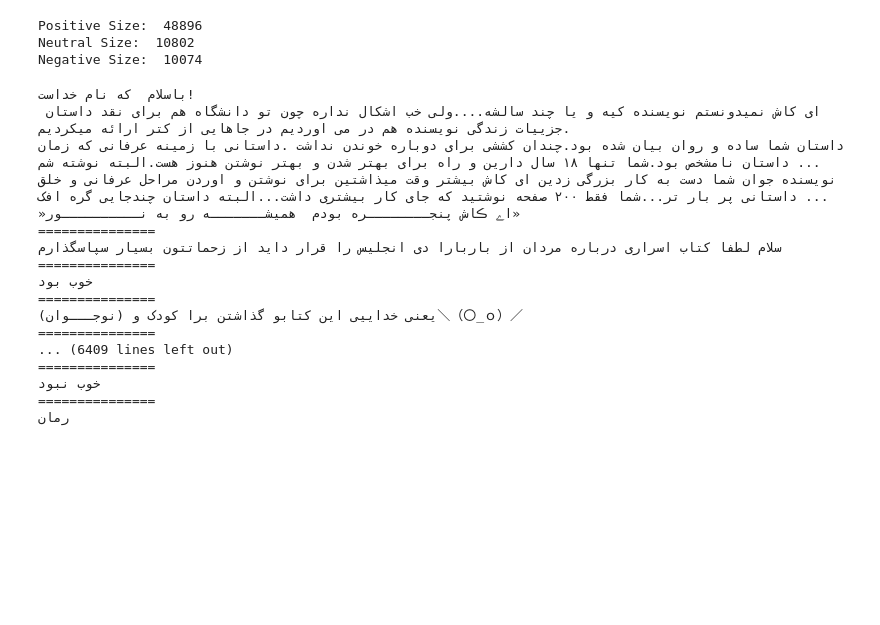
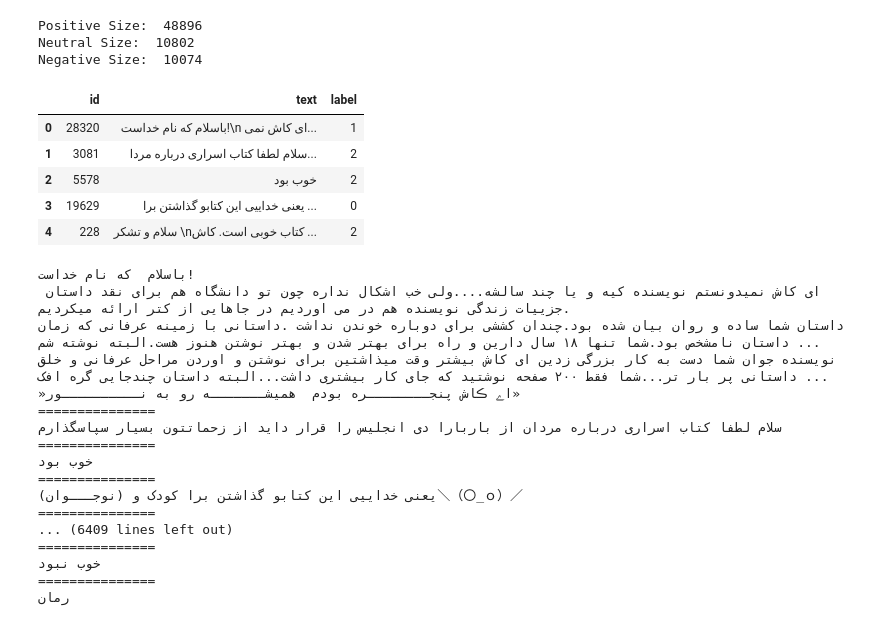
Before and after one commit to miirzamiir/taaghche-feelings-analyzer, a Jupyter notebook: data/data.ipynb, the cells around one changed output. Drawn from its saved outputs; the diff is of its cells as text; code cells hidden in the pictures; blank space fills up the shorter version.

```diff
--- a/data/data.ipynb
+++ b/data/data.ipynb
@@ -54,6 +29,15 @@ Negative Size:  10074
 df1 = pd.read_csv("test.csv")
 df2 = pd.read_csv("val.csv")
 df3 = pd.read_csv("train.csv")
+# %%
+df1.head()
+# %% [output]
+|  | id | text | label |
+| 0 | 28320 | باسلام که نام خداست!\n ای کاش نمی... | 1 |
+| 1 | 3081 | سلام لطفا کتاب اسراری درباره مردا... | 2 |
+| 2 | 5578 | خوب بود | 2 |
+| 3 | 19629 | یعنی خداییی این کتابو گذاشتن برا ... | 0 |
+| 4 | 228 | سلام و تشکر \nکتاب خوبی است. کاش ... | 2 |
 # %%
 for i in df1.comment:
     print(i)
```
Also changed, not shown: parts of 2 cells of this notebook, 7 other files.
